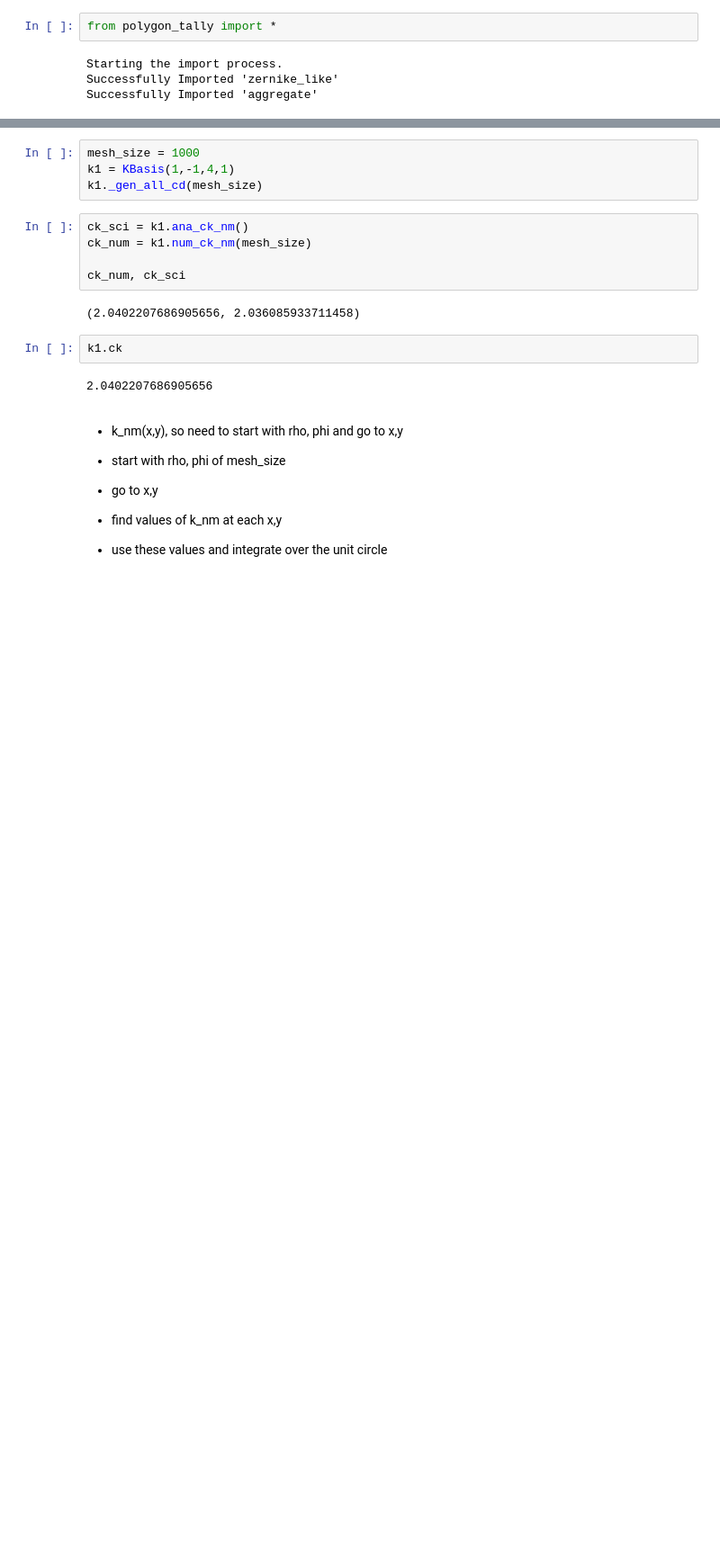
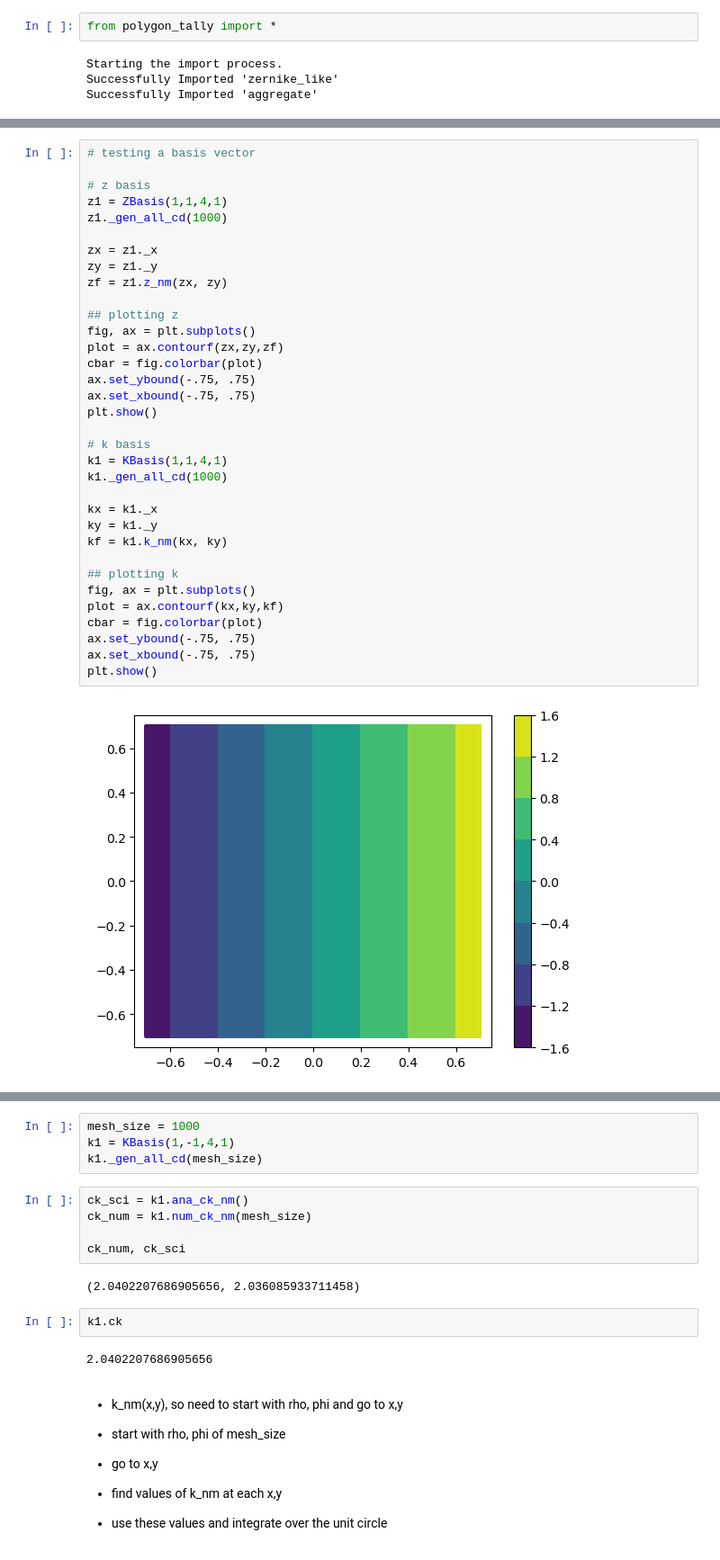
Before and after one commit to jspecht3/Polygon-Tally, a Jupyter notebook: numerical-integration-testing.ipynb, the cells around one changed output, grey strips where cells are left out. Shown at 90% size. Cells and saved outputs as stored; diff of their text form; blank space fills up the shorter version.

```diff
--- a/numerical-integration-testing.ipynb
+++ b/numerical-integration-testing.ipynb
@@ -6,0 +21,36 @@ Successfully Imported 'aggregate'
+# %%
+# testing a basis vector
+
+# z basis
+z1 = ZBasis(1,1,4,1)
+z1._gen_all_cd(1000)
+
+zx = z1._x
+zy = z1._y
+zf = z1.z_nm(zx, zy)
+
+## plotting z
+fig, ax = plt.subplots()
+plot = ax.contourf(zx,zy,zf)
+cbar = fig.colorbar(plot)
+ax.set_ybound(-.75, .75)
+ax.set_xbound(-.75, .75)
+plt.show()
+
+# k basis
+k1 = KBasis(1,1,4,1)
+k1._gen_all_cd(1000)
+
+kx = k1._x
+ky = k1._y
+kf = k1.k_nm(kx, ky)
+
+## plotting k
+fig, ax = plt.subplots()
+plot = ax.contourf(kx,ky,kf)
+cbar = fig.colorbar(plot)
+ax.set_ybound(-.75, .75)
+ax.set_xbound(-.75, .75)
+plt.show()
+# %% [output]
+[figure, added]
```
Also changed, not shown: parts of 6 cells of this notebook, 1 other file.
